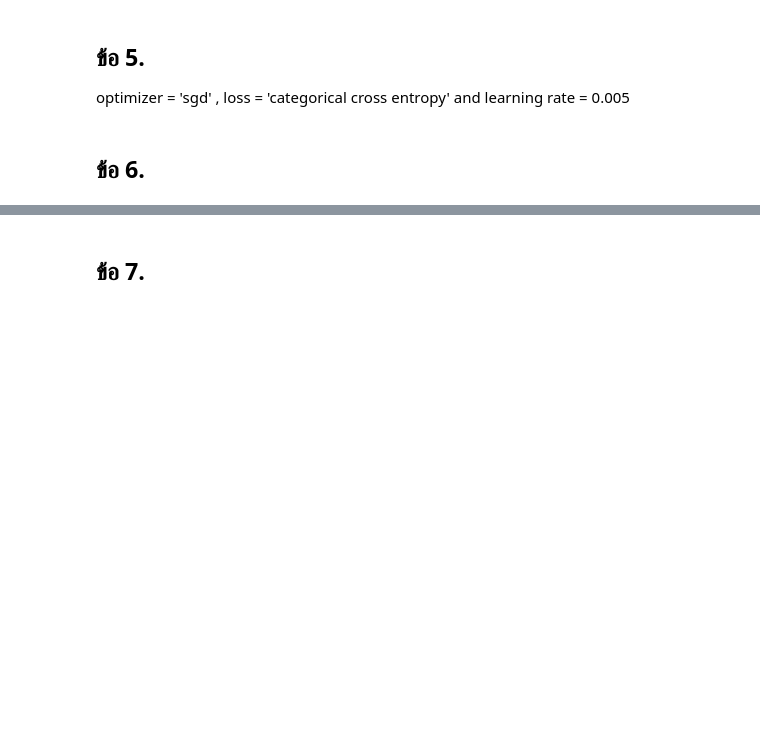
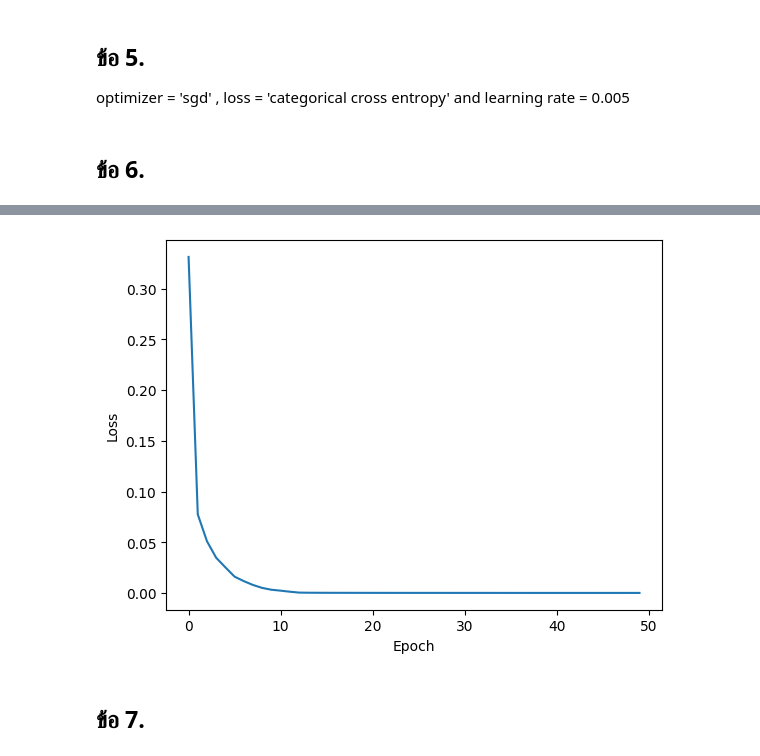
Before and after one commit to fufu-2345/studyYear3, a Jupyter notebook: ML/final/lab6/LAB6_CNN.ipynb, the cells around one changed output, grey strips where cells are left out. Saved outputs shown, nothing was run; the diff lists cells and outputs as text; code cells hidden in the pictures; blank space fills up the shorter version.

```diff
--- a/ML/final/lab6/LAB6_CNN.ipynb
+++ b/ML/final/lab6/LAB6_CNN.ipynb
@@ -24,3 +36,5 @@ plt.show()
 ## ข้อ 3
 # %%
 from tensorflow.keras.utils import to_categorical
+y=to_categorical(train_labels)
+y
@@ -51,0 +66,11 @@ model.summary()
+# %%
+MiniCNN = Sequential([
+    Input(shape=(28, 28, 1)),
+    Conv2D(30, (3, 3), activation='relu', strides=(1, 1), padding='same'),
+    MaxPooling2D((2, 2), strides=(2, 2)),
+    Flatten(),
+    Dense(64, activation='relu'),
+    Dense(10, activation='softmax')
+])
+
+MiniCNN.summary()
@@ -61,8 +101,16 @@ model.compile(
+# %%
+MiniCNN.compile(
+    optimizer=SGD(learning_rate=0.005),
+    loss='categorical_crossentropy',
+    metrics=['accuracy']
+)
 # %% [markdown]
 ## ข้อ 6.
 # %%
 import matplotlib.pyplot as plt
 
-hist = model.fit(
-
+hist = MiniCNN.fit(
+    train_images, y,
+    validation_split=0.1,
+    epochs=50,
 )
@@ -69,2 +135,10 @@ hist = model.fit(
+# %%
+plt.plot(hist.history['loss'], label='Train Loss')
+
+plt.xlabel('Epoch')
+plt.ylabel('Loss')
+plt.show()
+# %% [output]
+[figure, added]
 # %% [markdown]
 ## ข้อ 7.
```
Also changed, not shown: parts of 14 cells of this notebook.
